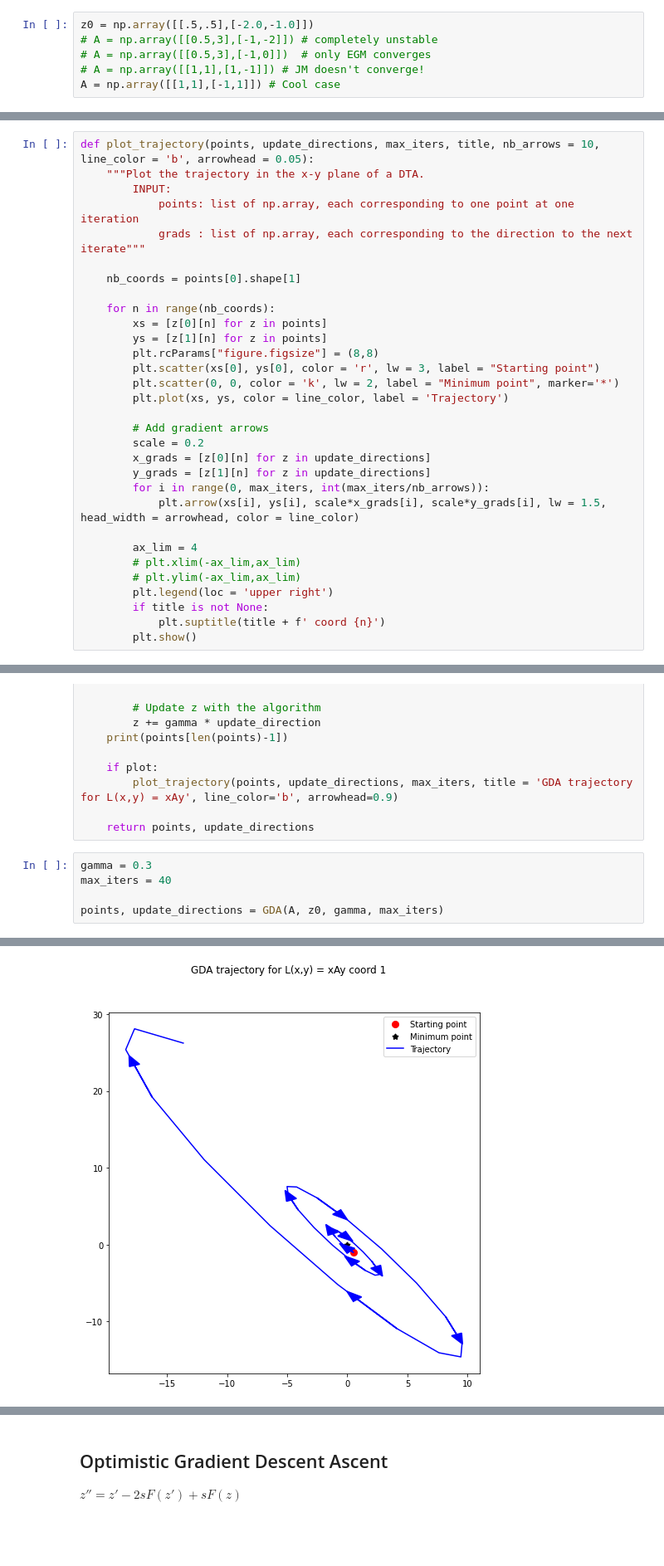
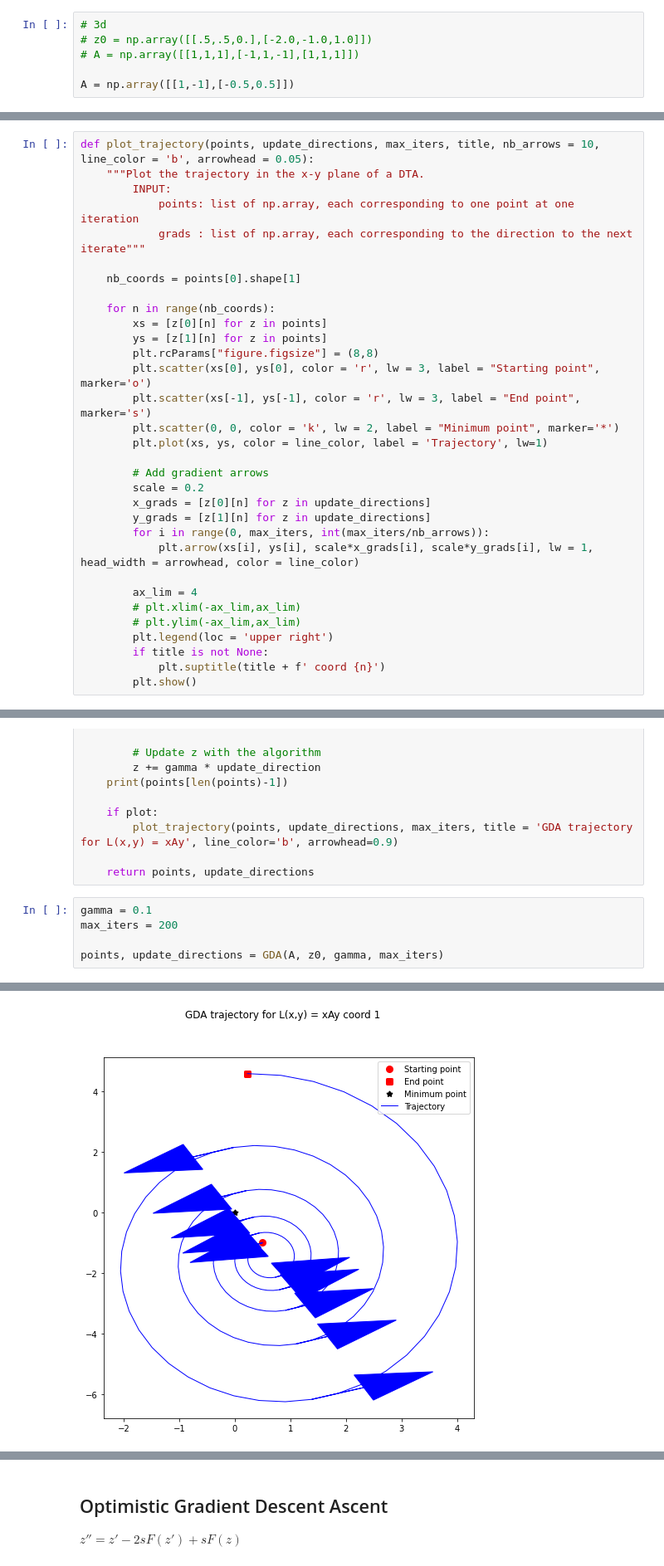
Before and after one commit to jkasalt/ganz_OptML, a Jupyter notebook: notebook_xAy.ipynb, the cells around one changed output, grey strips where cells are left out. Shown at 83% size. Saved outputs shown, nothing was run; the diff lists cells and outputs as text; blank space fills up the shorter version.

```diff
--- a/notebook_xAy.ipynb
+++ b/notebook_xAy.ipynb
@@ -11,6 +23,6 @@ Define z = [x,y]
 # %%
-z0 = np.array([[.5,.5],[-2.0,-1.0]])
-# A = np.array([[0.5,3],[-1,-2]]) # completely unstable
-# A = np.array([[0.5,3],[-1,0]])  # only EGM converges
-# A = np.array([[1,1],[1,-1]]) # JM doesn't converge!
-A = np.array([[1,1],[-1,1]]) # Cool case
+# 3d
+# z0 = np.array([[.5,.5,0.],[-2.0,-1.0,1.0]])
+# A = np.array([[1,1,1],[-1,1,-1],[1,1,1]])
+
+A = np.array([[1,-1],[-0.5,0.5]])
@@ -45,16 +56,17 @@ def plot_trajectory(points, update_directions, max_iters, title, nb_arrows = 10,
         xs = [z[0][n] for z in points]
         ys = [z[1][n] for z in points]
         plt.rcParams["figure.figsize"] = (8,8)
-        plt.scatter(xs[0], ys[0], color = 'r', lw = 3, label = "Starting point")
+        plt.scatter(xs[0], ys[0], color = 'r', lw = 3, label = "Starting point", marker='o')
+        plt.scatter(xs[-1], ys[-1], color = 'r', lw = 3, label = "End point", marker='s')
         plt.scatter(0, 0, color = 'k', lw = 2, label = "Minimum point", marker='*')
-        plt.plot(xs, ys, color = line_color, label = 'Trajectory')
+        plt.plot(xs, ys, color = line_color, label = 'Trajectory', lw=1)
 
         # Add gradient arrows
         scale = 0.2
         x_grads = [z[0][n] for z in update_directions]
         y_grads = [z[1][n] for z in update_directions]
         for i in range(0, max_iters, int(max_iters/nb_arrows)):
-            plt.arrow(xs[i], ys[i], scale*x_grads[i], scale*y_grads[i], lw = 1.5, head_width = arrowhead, color = line_color)
+            plt.arrow(xs[i], ys[i], scale*x_grads[i], scale*y_grads[i], lw = 1, head_width = arrowhead, color = line_color)
 
         ax_lim = 4
         # plt.xlim(-ax_lim,ax_lim)
@@ -89,8 +101,8 @@ def GDA(A, z0, gamma, max_iters, plot = True):
 
     return points, update_directions
 # %%
-gamma = 0.3
-max_iters = 40
+gamma = 0.1
+max_iters = 200
 
 points, update_directions = GDA(A, z0, gamma, max_iters)
 # %% [output]
@@ -100,4 +112,4 @@ points, update_directions = GDA(A, z0, gamma, max_iters)
-[figure, old version]
+[figure, new version]
 # %% [markdown]
 ## Extra Gradient Method
 $z' = z_t - sF(z_t), z_t = z - sF(z)$
```
Also changed, not shown: parts of 13 cells of this notebook.
